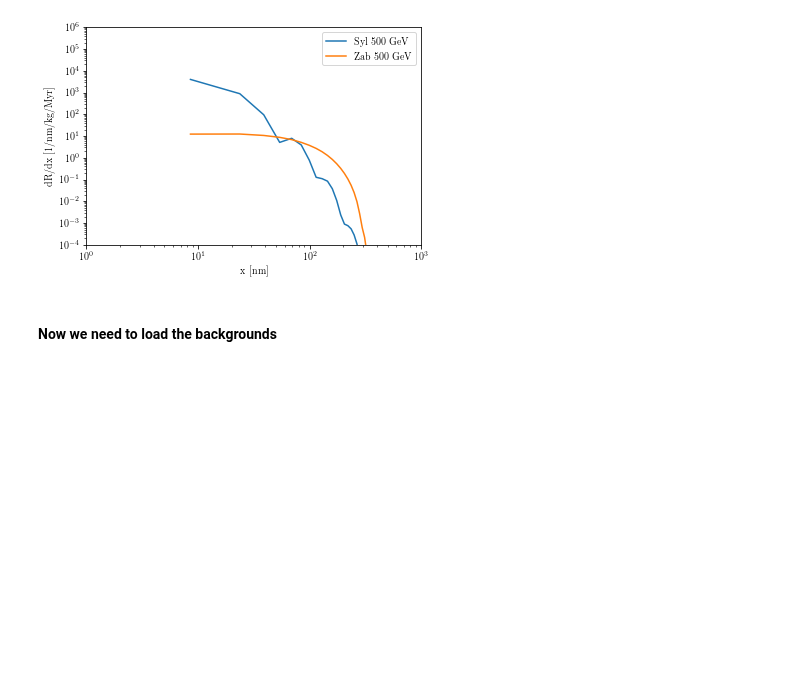
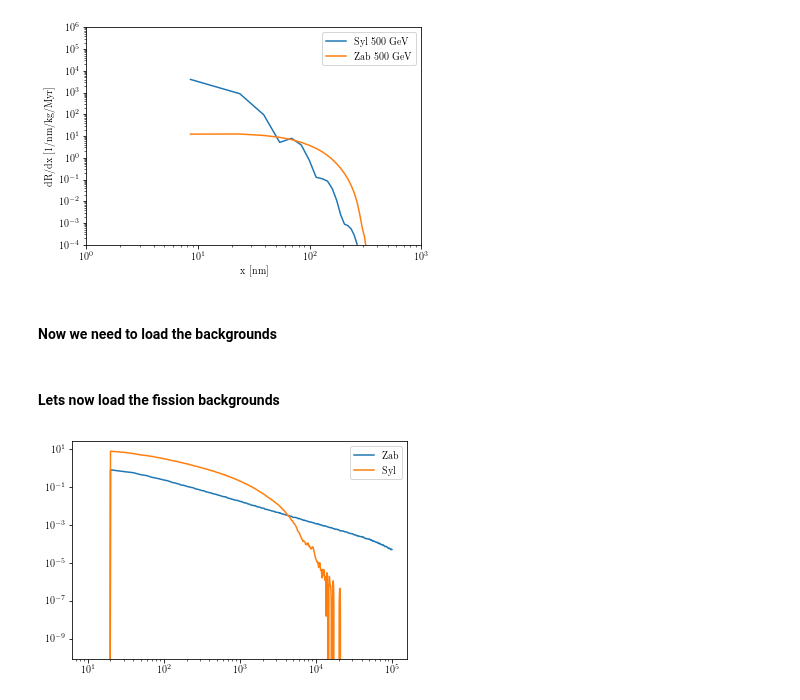
Before and after one commit to tedwards2412/paleo_detectors, a Jupyter notebook: Notebooks/Spectral_lim_paper.ipynb, the cells around one changed output. Saved outputs shown, nothing was run; the diff lists cells and outputs as text; code cells hidden in the pictures; blank space fills up the shorter version.

```diff
--- a/Notebooks/Spectral_lim_paper.ipynb
+++ b/Notebooks/Spectral_lim_paper.ipynb
@@ -41,3 +41,21 @@ plt.show()
 # %%
 dRdx_Sylnu = dRdx_nu(x_c, E_list, rock='Syl', components=True, gaussian=True)
 dRdx_Zabnu = dRdx_nu(x_c, E_list, rock='Zab', components=True, gaussian=True)
+# %% [markdown]
+#### Lets now load the fission backgrounds
+# %%
+Syl_fiss_x, Syl_fiss_rate = np.loadtxt('../Data/Sylvanite_fission.dat', usecols=(0,1), unpack=True)
+Zab_fiss_x, Zab_fiss_rate = np.loadtxt('../Data/Zabuyelite_fission.dat', usecols=(0,1), unpack=True)
+
+Syl_fiss_x *= 10 # Converts angstrom to nm
+Zab_fiss_x *= 10 # Converts angstrom to nm
+
+Syl_fiss_rate /= 10 # Converts angstrom^-1 to nm^-1
+Zab_fiss_rate /= 10 # Converts angstrom^-1 to nm^-1
+
+plt.loglog(Zab_fiss_x, Zab_fiss_rate, label='Zab')
+plt.loglog(Syl_fiss_x, Syl_fiss_rate, label='Syl')
+plt.legend()
+plt.show()
+# %% [output]
+[figure, added]
```
Also changed, not shown: parts of 6 cells of this notebook, 2 other files.
